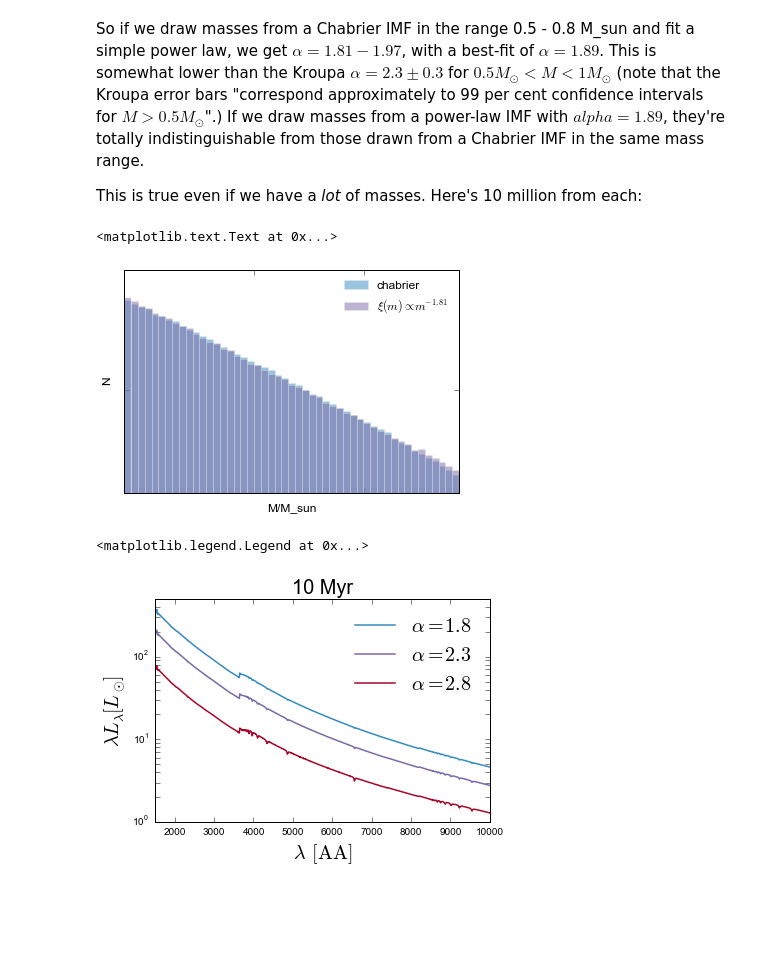
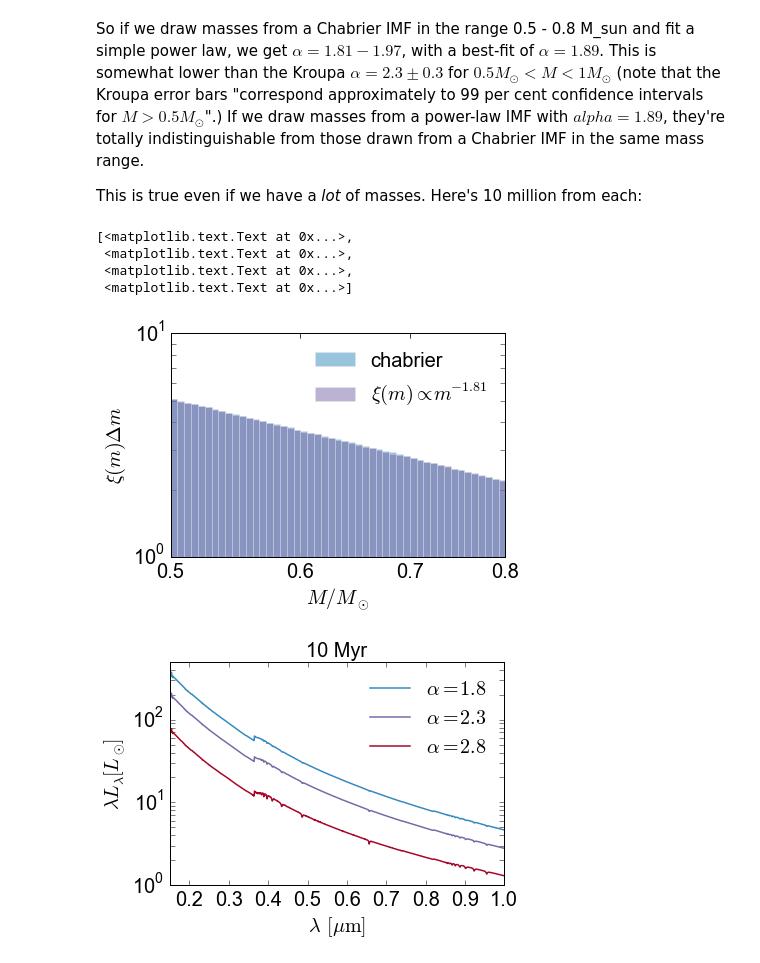
Before and after one commit to kareemelbadry/astr_250, a Jupyter notebook: hw2/Astr_250_HW2.ipynb, the cells around one changed output. Saved outputs shown, nothing was run; the diff lists cells and outputs as text; code cells hidden in the pictures; blank space fills up the shorter version.

```diff
--- a/hw2/Astr_250_HW2.ipynb
+++ b/hw2/Astr_250_HW2.ipynb
@@ -10,9 +18,7 @@ In this case, we have
 # %%
-# problem 2a
-
 def inv_cumulative_IMF(M, alpha = 2.35, m_min = 3, m_max = 15):
     '''
-    helper function.
+    helper function. Just the analytic integral.
     '''
     inside = M*(m_max**(1 - alpha) - m_min**(1 - alpha)) + m_min**(1 - alpha)
     return inside**(1/(1 - alpha))
@@ -27,7 +33,9 @@ def draw_from_IMF(N, alpha = 2.35, m_min = 3, m_max = 15):
     return IMF
 
 def analytic_IMF(M, alpha = 2.35, m_min = 3, m_max = 15):
-    '''returns the IMF normalized so that it will contain N stars'''
+    '''
+    returns the (normalized) IMF, which we can compare to a histogram of masses.
+    '''
     c = (1/(1 - alpha) * (m_max**(1 - alpha) - m_min**(1 - alpha)))**(-1)
     return c * M**(-alpha)
 
@@ -43,7 +51,9 @@ ax.set_yscale('log', nonposy='clip')
 ax.set_xscale('log')
 
 ax.plot(xx, analytic_IMF(xx, alpha = 2.35, m_min=3, m_max = 15))
-ax.set_xlabel('M/M_sun')
-ax.set_ylabel('frequency')
-ax.set_title('Power law IMF')
+ax.set_xlabel(r'$M/M_{\odot}$', fontsize = 20)
+ax.set_ylabel(r'$\xi(m)\Delta m$', fontsize = 20)
+ax.set_title('Power law IMF', fontsize = 20)
+ax.xaxis.set_tick_params(labelsize = 20)
+ax.yaxis.set_tick_params(labelsize = 20)
 # %% [output]
@@ -86,7 +95,7 @@ def ln_likelihood(theta, m_i):
     I'm assuming here that theta =  [m_max, alpha] and we know m_min
     here m_i are masses
     '''
-    m_min = 0.5 # change this as necessary
+    m_min = 3 # change this as necessary. 3 for problem 2, 15 later on.
     m_max, alpha = theta
 
     N_tot = 1/(1 - alpha) * (m_max**(1 - alpha) - m_min**(1 - alpha))
@@ -314,26 +489,36 @@ cent confidence intervals for $M >0.5 M_{\odot}$".) If we draw masses from a pow
 
 This is true even if we have a *lot* of masses. Here's 10 million from each:
 # %%
-power_law_masses = draw_from_IMF(N = 10000000, alpha = 1.81, m_min = 0.5, m_max = 0.8)
-chabrier_masses = draw_masses_from_chabrier(N = 10000000, m_min = 0.5, m_max = 0.8, mu = 0.08, sigma = 0.69)
+power_law_masses = draw_from_IMF(N = 10000000, alpha = 1.81,
+                    m_min = 0.5, m_max = 0.8)
+chabrier_masses = draw_masses_from_chabrier(N = 10000000,
+                    m_min = 0.5, m_max = 0.8, mu = 0.08, sigma = 0.69)
 
 f = plt.figure(figsize = (6, 4))
 ax = f.add_subplot(111)
 xx = np.logspace(np.log10(0.5), np.log10(0.8))
-ax.hist(chabrier_masses, bins = xx, alpha = 0.5, label = 'chabrier')
-ax.hist(power_law_masses, bins = xx, alpha = 0.5, label = r'$\xi(m)\propto m^{-1.81}$')
-ax.legend(loc = 'best', frameon = False)
+ax.hist(chabrier_masses, bins = xx, normed = 'true',
+        alpha = 0.5, label = 'chabrier')
+ax.hist(power_law_masses, bins = xx, normed = 'true',
+        alpha = 0.5, label = r'$\xi(m)\propto m^{-1.81}$')
+ax.legend(loc = 'best', frameon = False, fontsize = 20)
 ax.set_xlim(0.5, 0.8)
 
 ax.grid(False)
 ax.set_yscale('log', nonposy='clip')
 ax.set_xscale('log')
-ax.set_ylim(1.6e5, 2.6e5)
-ax.set_xlabel('M/M_sun')
-ax.set_ylabel('N')
+ax.set_xlabel(r'$M/M_{\odot}$', fontsize = 20)
+ax.set_ylabel(r'$\xi(m)\Delta m$', fontsize = 20)
+ax.xaxis.set_tick_params(labelsize = 20)
+ax.yaxis.set_tick_params(labelsize = 20)
+ax.set_xticks([0.5, 0.6, 0.7, 0.8])
+ax.set_xticklabels([0.5, 0.6, 0.7, 0.8])
 # %% [output]
-<matplotlib.text.Text at 0x...>
+[<matplotlib.text.Text at 0x...>,
+ <matplotlib.text.Text at 0x...>,
+ <matplotlib.text.Text at 0x...>,
+ <matplotlib.text.Text at 0x...>]
-[figure, old version]
+[figure, new version]
 # %%
 # problem 5
 import fsps
@@ -351,17 +536,19 @@ f = plt.figure()
 ax = f.add_subplot(111)
 ax.grid(False)
 for i, lamma in enumerate(all_lambdas):
-    ax.semilogy(lamma, lamma*all_F_lambdas[i], label = r'$\alpha =%.1f$' % imf_high_mass_alphas[i])
+    ax.semilogy(lamma/1e4, lamma*all_F_lambdas[i], label = r'$\alpha =%.1f$' % imf_high_mass_alphas[i])
 
-ax.set_xlim(1.5e3, 1e4)
+ax.set_xlim(1.5e-1, 1e0)
 ax.set_ylim(1, 500)
-ax.set_xlabel(r'$\lambda\,{\rm [AA]}$', fontsize = 20)
+ax.set_xlabel(r'$\lambda\,{\rm [\mu m]}$', fontsize = 20)
 ax.set_ylabel(r'$\lambda L_{\lambda}{ [L_{\odot}]}$', fontsize = 20)
 ax.set_title('10 Myr', fontsize = 20)
 ax.legend(loc = 'best', frameon = False, fontsize = 20)
+
+ax.xaxis.set_tick_params(labelsize = 20)
+ax.yaxis.set_tick_params(labelsize = 20)
 # %% [output]
-<matplotlib.legend.Legend at 0x...>
-[figure, old version]
+[figure, new version]
 # %%
 imf_types, imf_names = [0, 2, 3], ['Salpeter', 'Kroupa', 'van Dokkum']
 all_lambdas, all_F_lambdas = [], []
```
Also changed, not shown: parts of 13 cells of this notebook.
